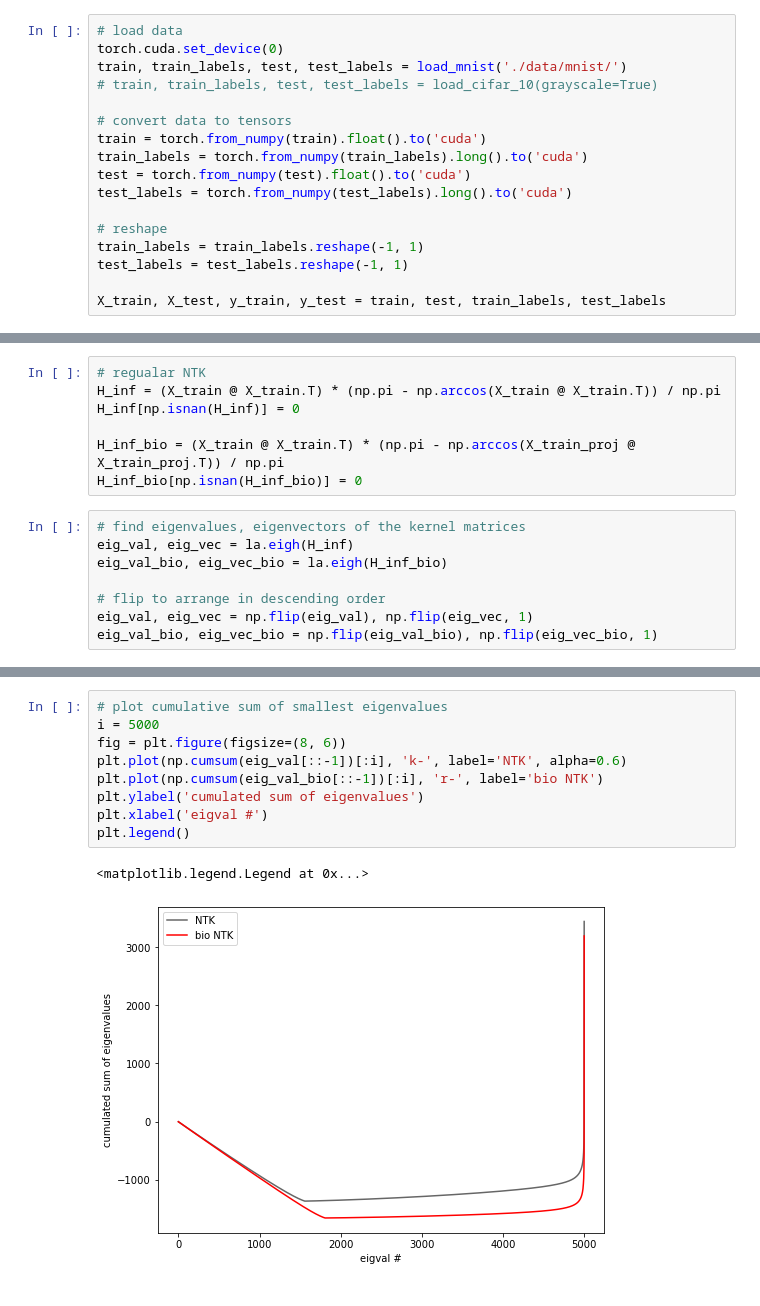
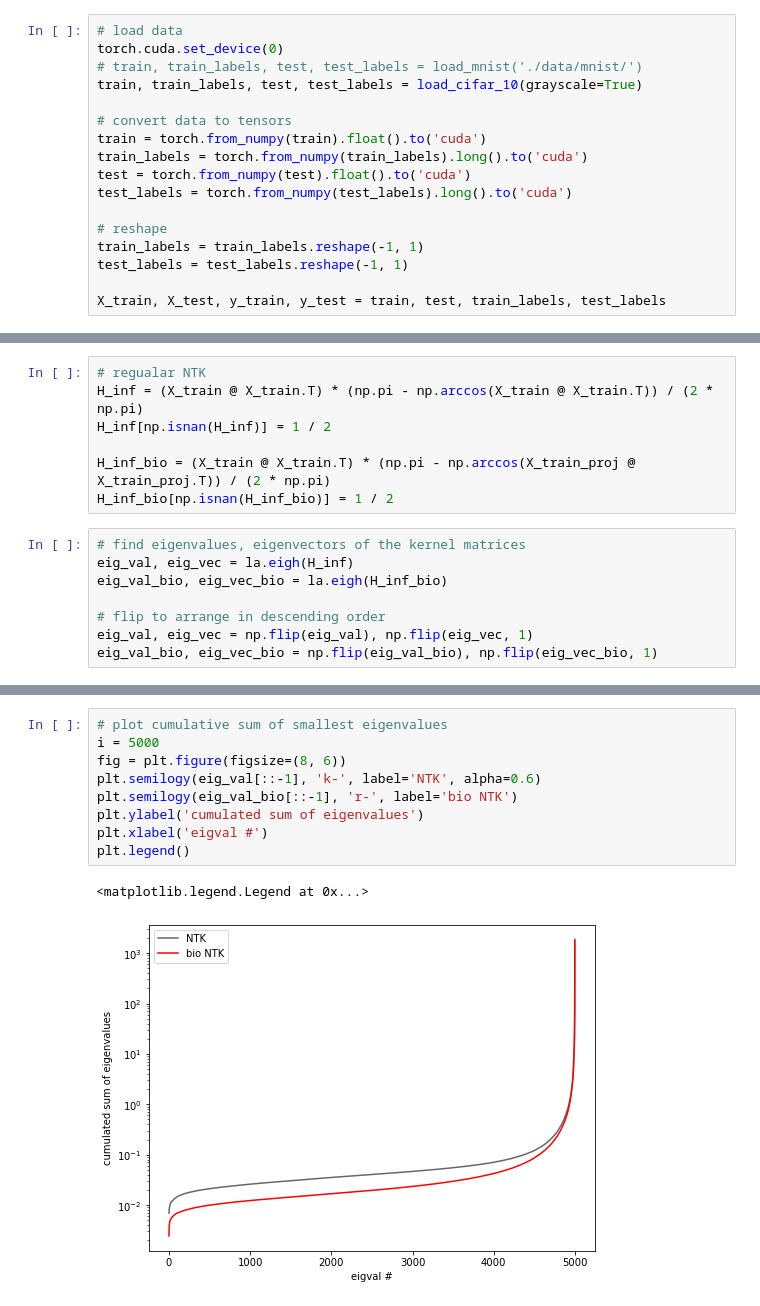
Before and after one commit to BruntonUWBio/structured-random-features, a Jupyter notebook: new_version/NTK_analysis.ipynb, the cells around one changed output, grey strips where cells are left out. Drawn from its saved outputs; the diff is of its cells as text.

```diff
--- a/new_version/NTK_analysis.ipynb
+++ b/new_version/NTK_analysis.ipynb
@@ -36,8 +38,8 @@ for i in range(6):
 # %%
 # load data
 torch.cuda.set_device(0)
-train, train_labels, test, test_labels = load_mnist('./data/mnist/')
-# train, train_labels, test, test_labels = load_cifar_10(grayscale=True)
+# train, train_labels, test, test_labels = load_mnist('./data/mnist/')
+train, train_labels, test, test_labels = load_cifar_10(grayscale=True)
 
 # convert data to tensors
 train = torch.from_numpy(train).float().to('cuda')
@@ -193,11 +213,11 @@ X_train_proj = X_train @ C_chol
 X_train_proj /= la.norm(X_train_proj, axis=1).reshape(-1, 1)
 # %%
 # regualar NTK
-H_inf = (X_train @ X_train.T) * (np.pi - np.arccos(X_train @ X_train.T)) / np.pi
-H_inf[np.isnan(H_inf)] = 0
+H_inf = (X_train @ X_train.T) * (np.pi - np.arccos(X_train @ X_train.T)) / (2 * np.pi)
+H_inf[np.isnan(H_inf)] = 1 / 2
 
-H_inf_bio = (X_train @ X_train.T) * (np.pi - np.arccos(X_train_proj @ X_train_proj.T)) / np.pi
-H_inf_bio[np.isnan(H_inf_bio)] = 0
+H_inf_bio = (X_train @ X_train.T) * (np.pi - np.arccos(X_train_proj @ X_train_proj.T)) / (2 * np.pi)
+H_inf_bio[np.isnan(H_inf_bio)] = 1 / 2
 # %%
 # find eigenvalues, eigenvectors of the kernel matrices
 eig_val, eig_vec = la.eigh(H_inf)
@@ -287,15 +310,15 @@ plt.legend()
 # %%
 # plot cumulative sum of smallest eigenvalues
 i = 5000
 fig = plt.figure(figsize=(8, 6))
-plt.plot(np.cumsum(eig_val[::-1])[:i], 'k-', label='NTK', alpha=0.6)
-plt.plot(np.cumsum(eig_val_bio[::-1])[:i], 'r-', label='bio NTK')
+plt.semilogy(eig_val[::-1], 'k-', label='NTK', alpha=0.6)
+plt.semilogy(eig_val_bio[::-1], 'r-', label='bio NTK')
 plt.ylabel('cumulated sum of eigenvalues')
 plt.xlabel('eigval #')
 plt.legend()
 # %% [output]
 <matplotlib.legend.Legend at 0x...>
-[figure, old version]
+[figure, new version]
 # %%
 # look at the cumulative norm of the projections to eigenvecs in the ascending order
 cum_norm_NTK_asc = np.cumsum(np.flip(proj) ** 2)
```
Also changed, not shown: parts of 12 cells of this notebook, 4 other files.
